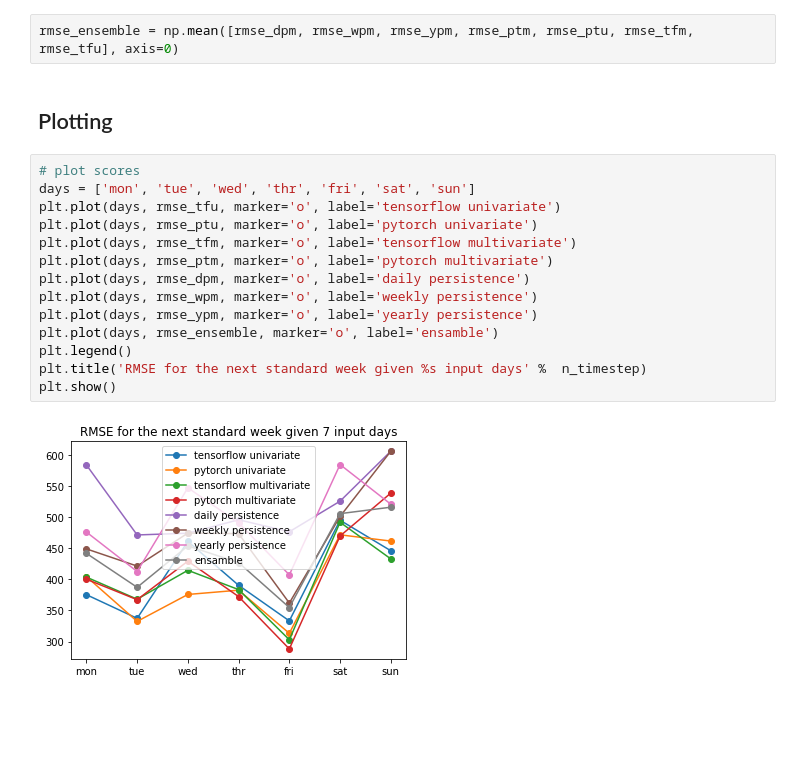
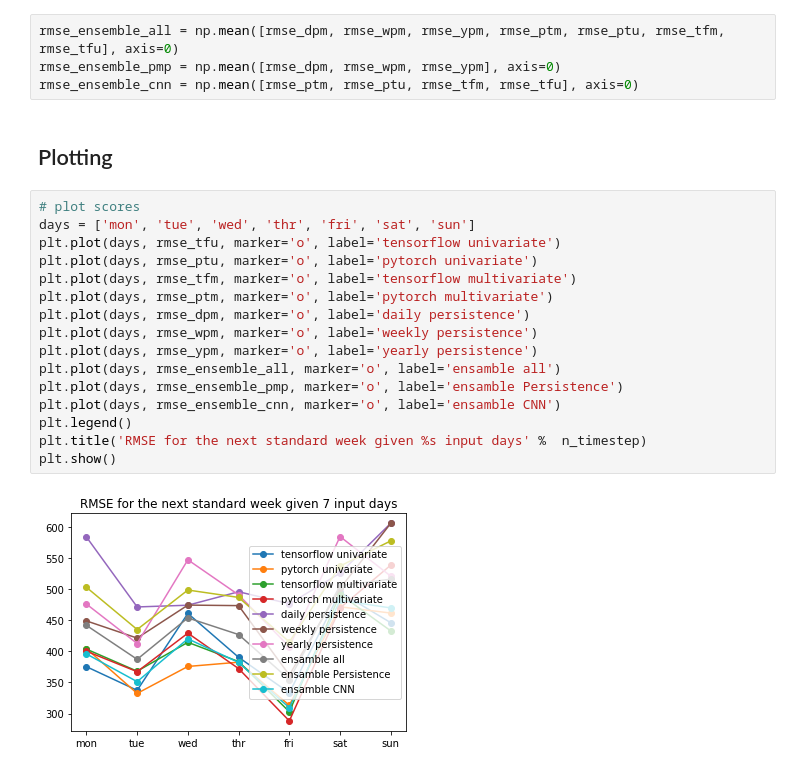
Before and after one commit to fabianbruckschen/sampled, a Jupyter notebook: cnn/4_comparison.ipynb, the cells around one changed output. Saved outputs shown, nothing was run; the diff lists cells and outputs as text; blank space fills up the shorter version.

Commit message:
splitting in the ensemble + plotting

```diff
--- a/cnn/4_comparison.ipynb
+++ b/cnn/4_comparison.ipynb
@@ -21,22 +21,26 @@ n_timestep = rmse_wpm.shape
 # %%
 # create ensemble
 # %%
-rmse_ensemble = np.mean([rmse_dpm, rmse_wpm, rmse_ypm, rmse_ptm, rmse_ptu, rmse_tfm, rmse_tfu], axis=0)
+rmse_ensemble_all = np.mean([rmse_dpm, rmse_wpm, rmse_ypm, rmse_ptm, rmse_ptu, rmse_tfm, rmse_tfu], axis=0)
+rmse_ensemble_pmp = np.mean([rmse_dpm, rmse_wpm, rmse_ypm], axis=0)
+rmse_ensemble_cnn = np.mean([rmse_ptm, rmse_ptu, rmse_tfm, rmse_tfu], axis=0)
 # %% [markdown]
 ## Plotting
 # %%
 # plot scores
 days = ['mon', 'tue', 'wed', 'thr', 'fri', 'sat', 'sun']
 plt.plot(days, rmse_tfu, marker='o', label='tensorflow univariate')
 plt.plot(days, rmse_ptu, marker='o', label='pytorch univariate')
 plt.plot(days, rmse_tfm, marker='o', label='tensorflow multivariate')
 plt.plot(days, rmse_ptm, marker='o', label='pytorch multivariate')
 plt.plot(days, rmse_dpm, marker='o', label='daily persistence')
 plt.plot(days, rmse_wpm, marker='o', label='weekly persistence')
 plt.plot(days, rmse_ypm, marker='o', label='yearly persistence')
-plt.plot(days, rmse_ensemble, marker='o', label='ensamble')
+plt.plot(days, rmse_ensemble_all, marker='o', label='ensamble all')
+plt.plot(days, rmse_ensemble_pmp, marker='o', label='ensamble Persistence')
+plt.plot(days, rmse_ensemble_cnn, marker='o', label='ensamble CNN')
 plt.legend()
 plt.title('RMSE for the next standard week given %s input days' %  n_timestep)
 plt.show()
 # %% [output]
-[figure, old version]
+[figure, new version]
```
